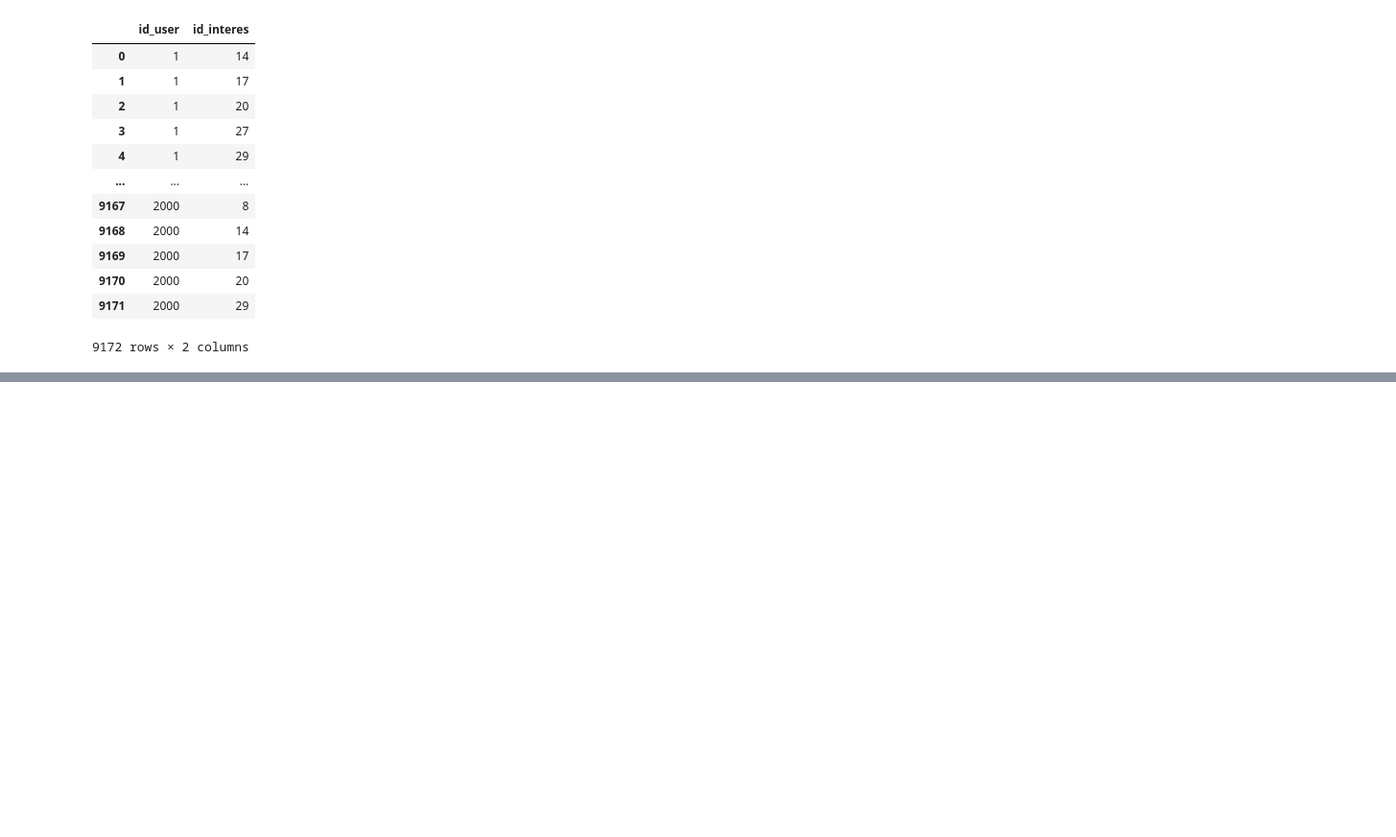
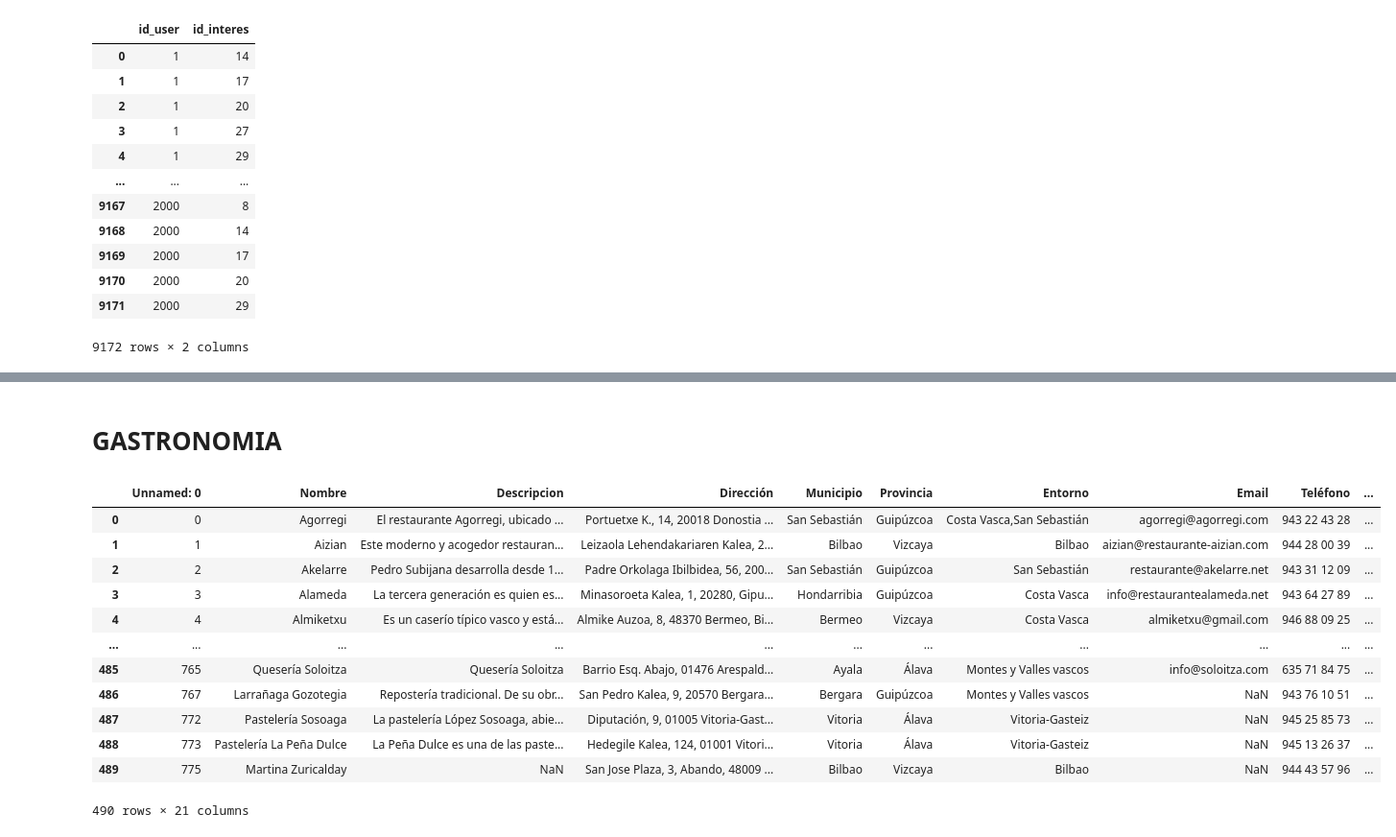
Before and after one commit to jlalonsoredon/desafio, a Jupyter notebook: feature_engineering.ipynb, the cells around one changed output, grey strips where cells are left out. Shown at 96% size. Saved outputs shown, nothing was run; the diff lists cells and outputs as text; code cells hidden in the pictures; blank space fills up the shorter version.

```diff
--- a/feature_engineering.ipynb
+++ b/feature_engineering.ipynb
@@ -123,0 +199,19 @@ df_user_interes columns: ['id_user', 'id_interes']
+# %% [markdown]
+# GASTRONOMIA
+# %%
+df_gastro = pd.read_csv("data/gastronomia.csv")
+df_gastro
+# %% [output]
+|  | Unnamed: 0 | Nombre | Descripcion | Dirección | Municipio | Provincia | Entorno | Email | Teléfono | ... |
+| 0 | 0 | Agorregi | El restaurante Agorregi, ubicado ... | Portuetxe K., 14, 20018 Donostia ... | San Sebastián | Guipúzcoa | Costa Vasca,San Sebastián | agorregi@agorregi.com | 943 22 43 28 | ... |
+| 1 | 1 | Aizian | Este moderno y acogedor restauran... | Leizaola Lehendakariaren Kalea, 2... | Bilbao | Vizcaya | Bilbao | aizian@restaurante-aizian.com | 944 28 00 39 | ... |
+| 2 | 2 | Akelarre | Pedro Subijana desarrolla desde 1... | Padre Orkolaga Ibilbidea, 56, 200... | San Sebastián | Guipúzcoa | San Sebastián | restaurante@akelarre.net | 943 31 12 09 | ... |
+| 3 | 3 | Alameda | La tercera generación es quien es... | Minasoroeta Kalea, 1, 20280, Gipu... | Hondarribia | Guipúzcoa | Costa Vasca | info@restaurantealameda.net | 943 64 27 89 | ... |
+| 4 | 4 | Almiketxu | Es un caserío típico vasco y está... | Almike Auzoa, 8, 48370 Bermeo, Bi... | Bermeo | Vizcaya | Costa Vasca | almiketxu@gmail.com | 946 88 09 25 | ... |
+| ... | ... | ... | ... | ... | ... | ... | ... | ... | ... | ... |
+| 485 | 765 | Quesería Soloitza | Quesería Soloitza | Barrio Esq. Abajo, 01476 Arespald... | Ayala | Álava | Montes y Valles vascos | info@soloitza.com | 635 71 84 75 | ... |
+| 486 | 767 | Larrañaga Gozotegia | Repostería tradicional. De su obr... | San Pedro Kalea, 9, 20570 Bergara... | Bergara | Guipúzcoa | Montes y Valles vascos | NaN | 943 76 10 51 | ... |
+| 487 | 772 | Pastelería Sosoaga | La pastelería López Sosoaga, abie... | Diputación, 9, 01005 Vitoria-Gast... | Vitoria | Álava | Vitoria-Gasteiz | NaN | 945 25 85 73 | ... |
+| 488 | 773 | Pastelería La Peña Dulce | La Peña Dulce es una de las paste... | Hedegile Kalea, 124, 01001 Vitori... | Vitoria | Álava | Vitoria-Gasteiz | NaN | 945 13 26 37 | ... |
+| 489 | 775 | Martina Zuricalday | NaN | San Jose Plaza, 3, Abando, 48009 ... | Bilbao | Vizcaya | Bilbao | NaN | 944 43 57 96 | ... |
+490 rows × 21 columns
```
Also changed, not shown: parts of 50 cells of this notebook, 5 other files.
